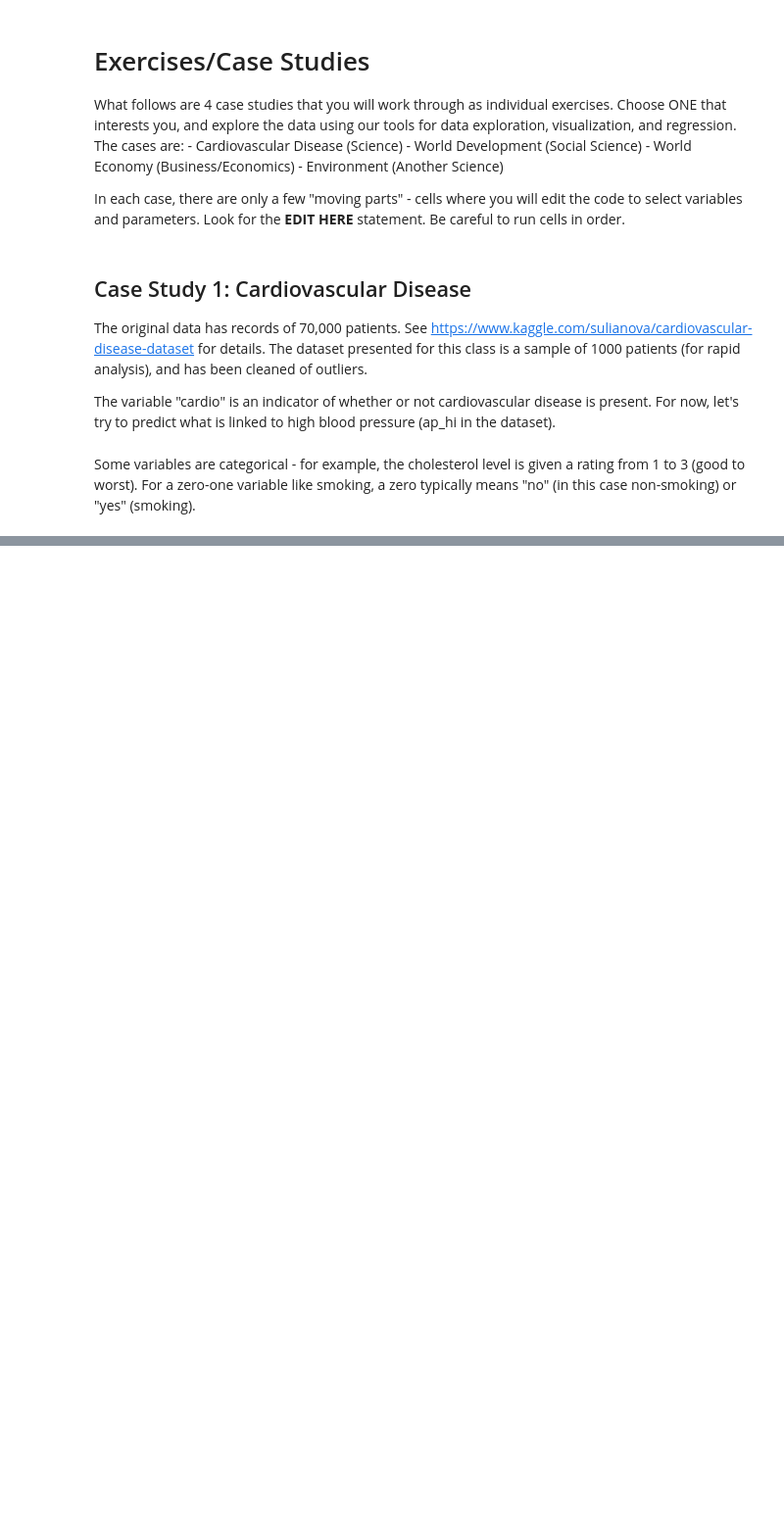
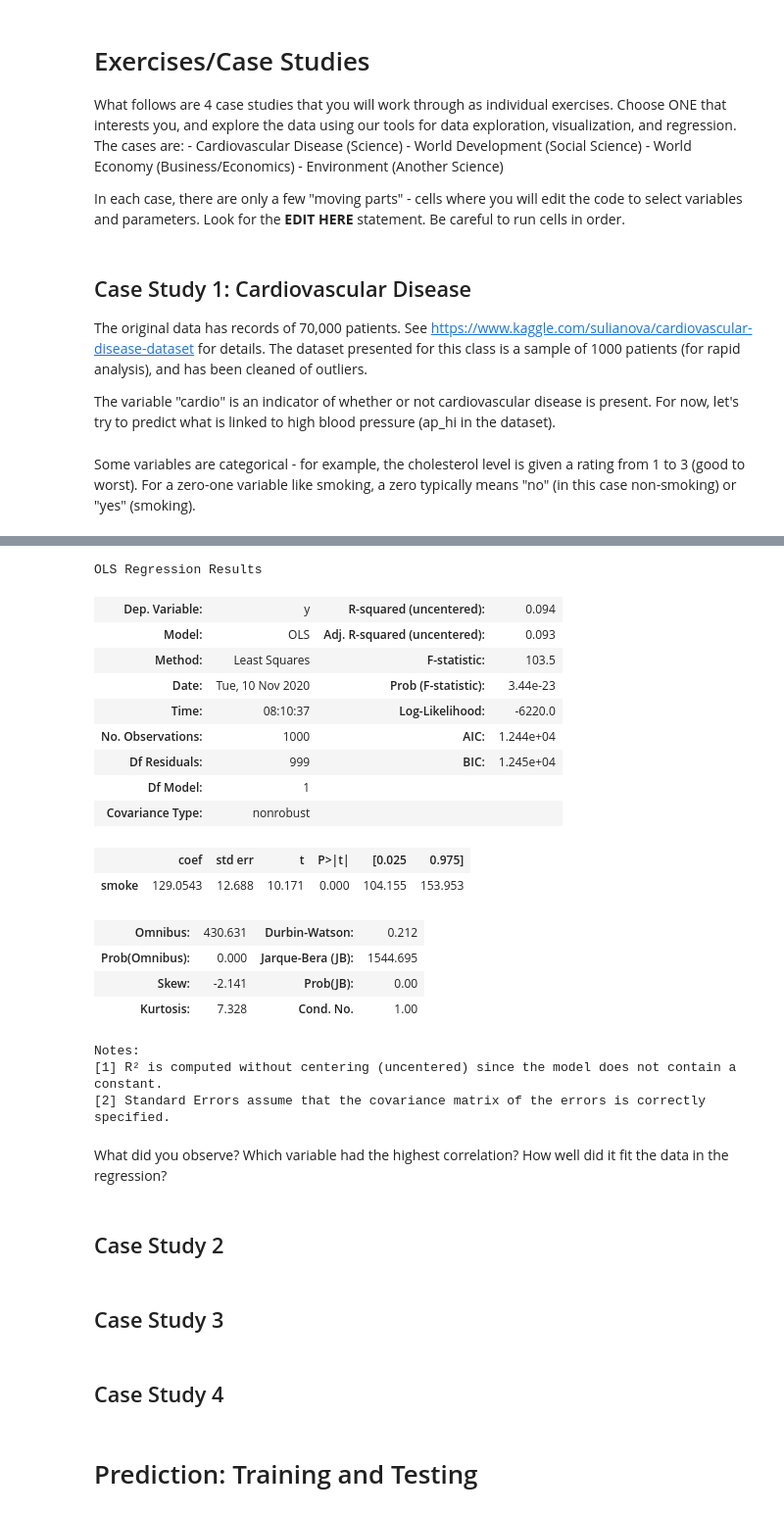
Before and after one commit to ryandata/VDC_Data_Science_Workshop, a Jupyter notebook: Data_Exploration.ipynb, the cells around one changed output, grey strips where cells are left out. Shown at 98% size. Drawn from its saved outputs; the diff is of its cells as text; code cells hidden in the pictures; blank space fills up the shorter version.

Commit message:
complete case study 1

```diff
--- a/Data_Exploration.ipynb
+++ b/Data_Exploration.ipynb
@@ -245,0 +357,32 @@ sns.displot(y_value, kde="True")
+# %%
+OLS(Y,X).fit().summary()
+# %% [output]
+OLS Regression Results
+| Dep. Variable: | y | R-squared (uncentered): | 0.094 |
+| Model: | OLS | Adj. R-squared (uncentered): | 0.093 |
+| Method: | Least Squares | F-statistic: | 103.5 |
+| Date: | Tue, 10 Nov 2020 | Prob (F-statistic): | 3.44e-23 |
+| Time: | 08:10:37 | Log-Likelihood: | -6220.0 |
+| No. Observations: | 1000 | AIC: | 1.244e+04 |
+| Df Residuals: | 999 | BIC: | 1.245e+04 |
+| Df Model: | 1 |  |  |
+| Covariance Type: | nonrobust |  |  |
+|  | coef | std err | t | P>|t| | [0.025 | 0.975] |
+| smoke | 129.0543 | 12.688 | 10.171 | 0.000 | 104.155 | 153.953 |
+| Omnibus: | 430.631 | Durbin-Watson: | 0.212 |
+| Prob(Omnibus): | 0.000 | Jarque-Bera (JB): | 1544.695 |
+| Skew: | -2.141 | Prob(JB): | 0.00 |
+| Kurtosis: | 7.328 | Cond. No. | 1.00 |
+Notes:
+[1] R² is computed without centering (uncentered) since the model does not contain a constant.
+[2] Standard Errors assume that the covariance matrix of the errors is correctly specified.
+# %% [markdown]
+What did you observe?  Which variable had the highest correlation?  How well did it fit the data in the regression?
+# %% [markdown]
+## Case Study 2
+# %% [markdown]
+## Case Study 3
+# %% [markdown]
+## Case Study 4
+# %% [markdown]
+# Prediction: Training and Testing
```
Also changed, not shown: parts of 39 cells of this notebook.
